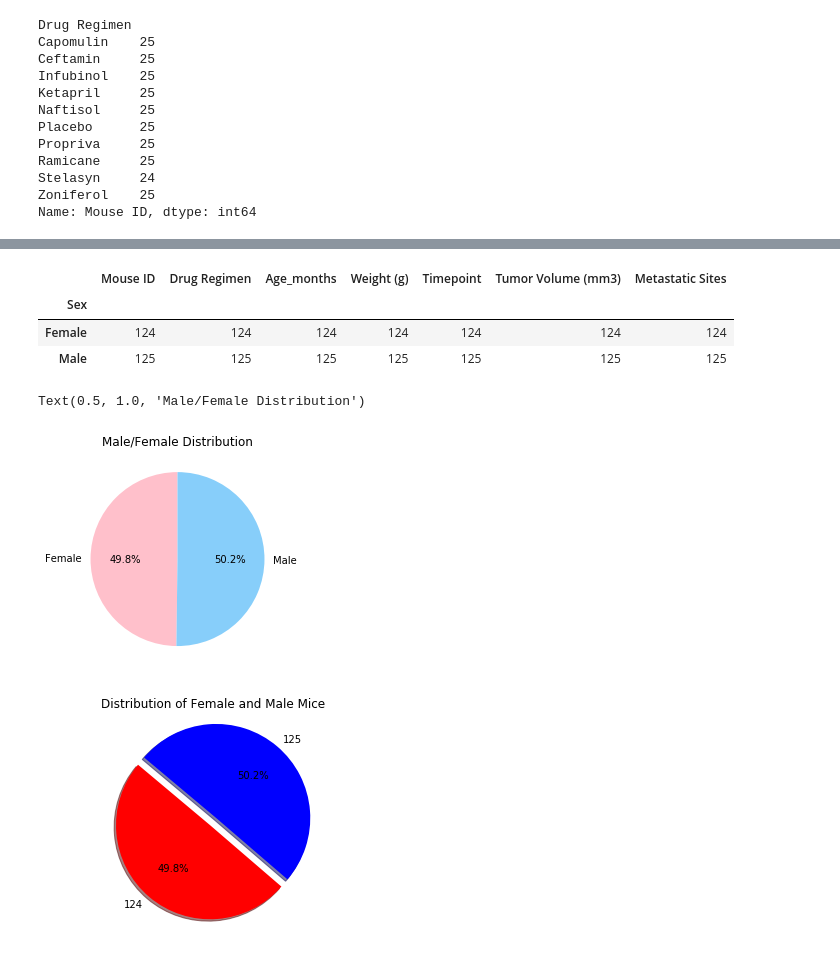
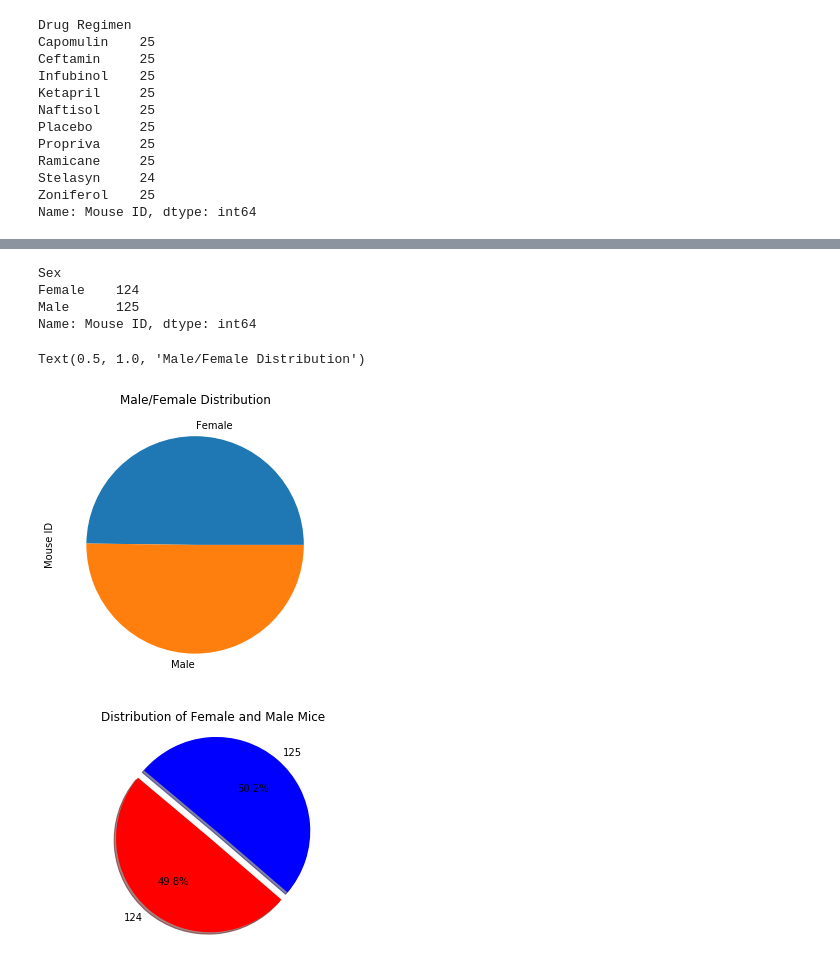
Before and after one commit to lmm9/Matplotlib-challenge, a Jupyter notebook: pymaceuticals_starter.ipynb, the cells around one changed output, grey strips where cells are left out. Saved outputs shown, nothing was run; the diff lists cells and outputs as text; code cells hidden in the pictures.

Commit message:
Improved Pandas Charts and Summary

```diff
--- a/pymaceuticals_starter.ipynb
+++ b/pymaceuticals_starter.ipynb
@@ -200,28 +252,20 @@ plt.show()
 # %%
 sex_df = cleanmouse_df.groupby(['Sex'])
 sex=sex_df.count()
-sex
+sex["Mouse ID"]
 # %% [output]
-|  | Mouse ID | Drug Regimen | Age_months | Weight (g) | Timepoint | Tumor Volume (mm3) | Metastatic Sites |
-| Sex |  |  |  |  |  |  |  |
-| Female | 124 | 124 | 124 | 124 | 124 | 124 | 124 |
-| Male | 125 | 125 | 125 | 125 | 125 | 125 | 125 |
+Sex
+Female    124
+Male      125
+Name: Mouse ID, dtype: int64
 # %%
 # Generate a pie plot showing the distribution of female versus male mice using pandas
-labels = ["Female", "Male"]
+sex["Mouse ID"].plot(kind="pie", subplots=True, figsize=(5,5))
 
-# The values of each section of the pie chart
-values = sex["Mouse ID"]
-
-# The colors of each section of the pie chart
-colors = ["pink", "lightskyblue"]
-
-plt.pie(values, labels=labels, colors=colors,
-        autopct="%1.1f%%", shadow=False, startangle=90)
 plt.title("Male/Female Distribution")
 # %% [output]
 Text(0.5, 1.0, 'Male/Female Distribution')
-[figure, old version]
+[figure, new version]
 # %%
 # Generate a pie plot showing the distribution of female versus male mice using pyplot
 py_labels = ["Female","Male"]
```
Also changed, not shown: parts of 32 cells of this notebook.
